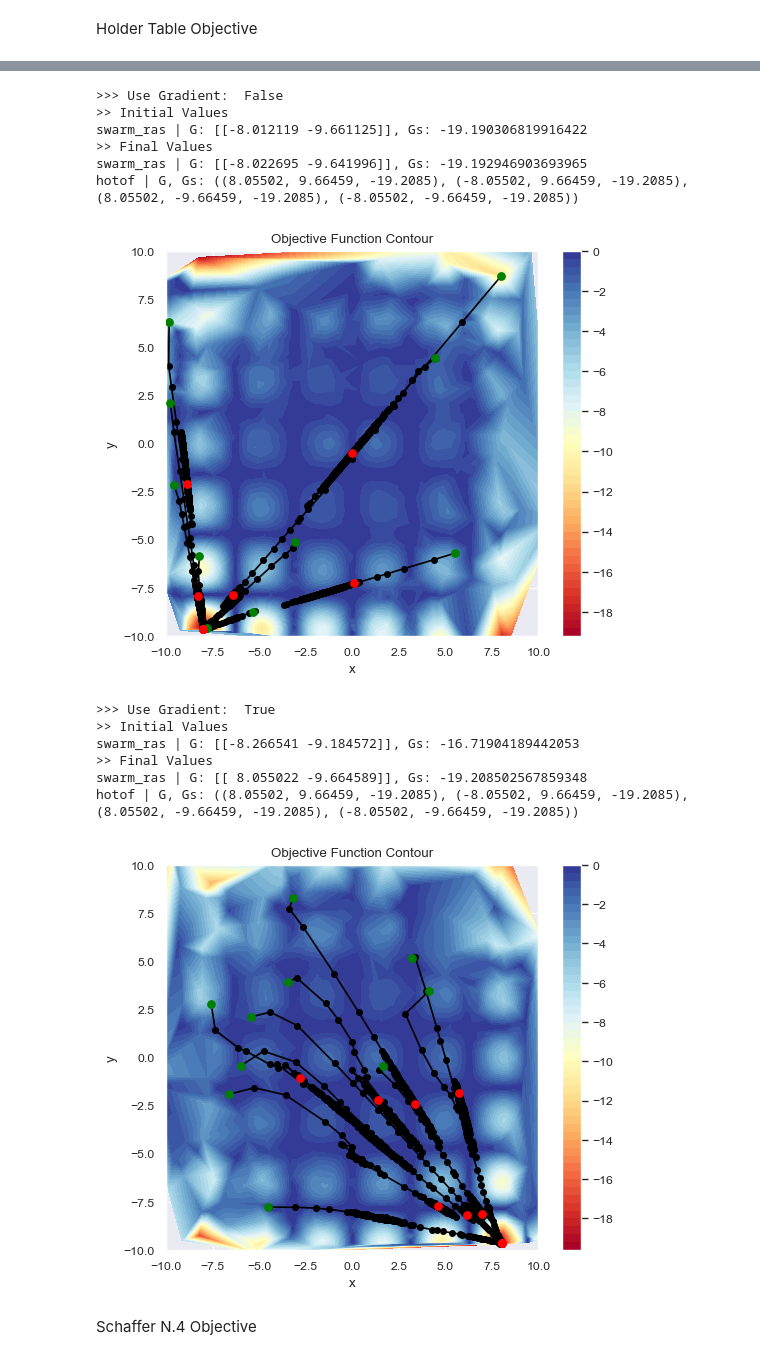
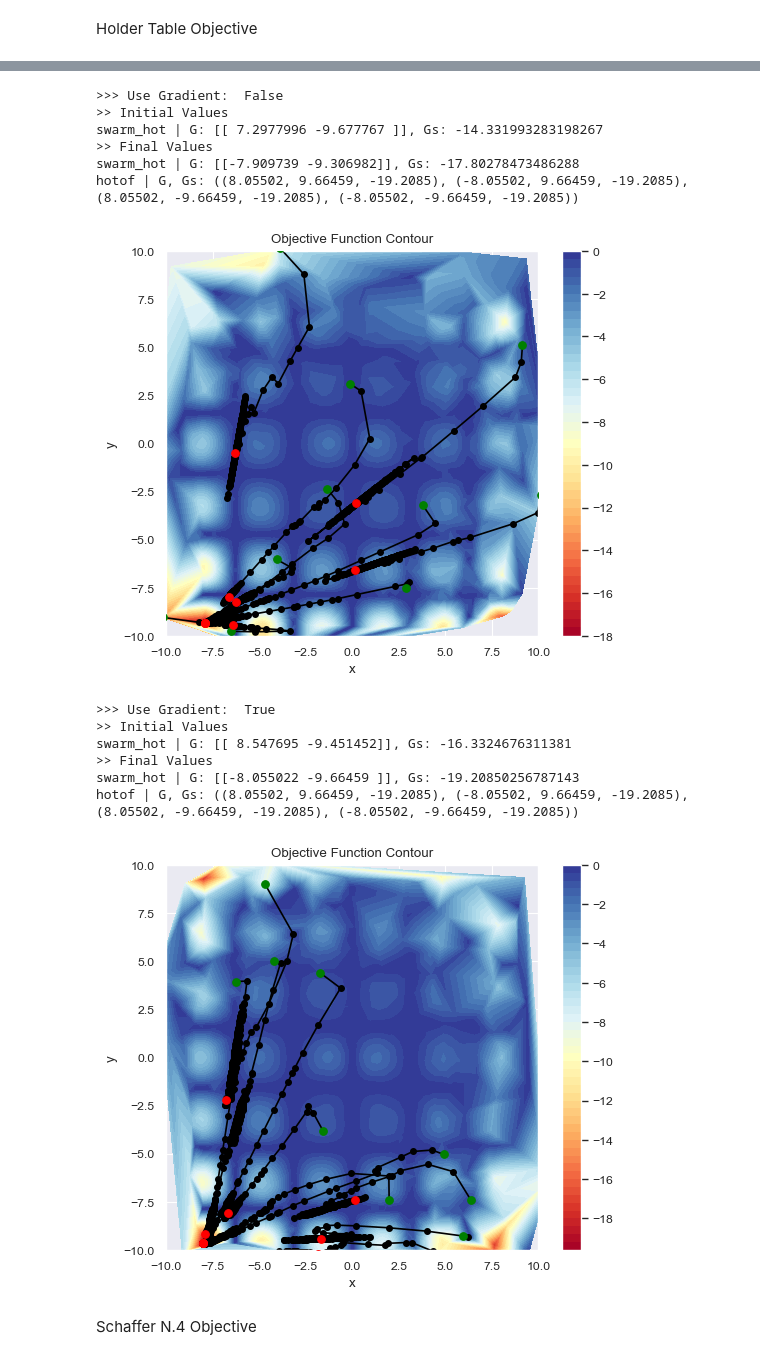
Before and after one commit to adityaprakash-work/OptiHive, a Jupyter notebook: examples.ipynb, the cells around one changed output, grey strips where cells are left out. Cells and saved outputs as stored; diff of their text form; code cells hidden in the pictures.

```diff
--- a/examples.ipynb
+++ b/examples.ipynb
@@ -774,12 +774,12 @@ ss2d_eggof = {
 print("True loss Contour")
 eggof.plot2d()
 for use_grad in [False, True]:
-    sot_ras = ohp.SwarmObjectiveTracker(
+    sot_egg = ohp.SwarmObjectiveTracker(
         track_params=["x", "y"],
         eager=False,
         lazy_step=2,
     )
-    swarm_ras = ohp.VanillaSwarm(
+    swarm_egg = ohp.VanillaSwarm(
         search_space=ss2d_eggof,
         n_particles=200,
         objective_function=eggof,
@@ -791,20 +791,20 @@ for use_grad in [False, True]:
         gw=0.1,
         n_perturb=2,
         r3=0.1,
-        trackers=[sot_ras],
+        trackers=[sot_egg],
     )
 
     print(">>> Use Gradient: ", use_grad)
     print(">> Initial Values")
-    print(f"swarm_ras | G: {swarm_ras.G}, Gs: {swarm_ras.Gs}")
+    print(f"swarm_egg | G: {swarm_egg.G}, Gs: {swarm_egg.Gs}")
 
-    swarm_ras.run(500)
+    swarm_egg.run(500)
 
     print(">> Final Values")
-    print(f"swarm_ras | G: {swarm_ras.G}, Gs: {swarm_ras.Gs}")
+    print(f"swarm_egg | G: {swarm_egg.G}, Gs: {swarm_egg.Gs}")
     print(f"eggof | G, Gs: {eggof.global_minima_2d}")
-    sot_ras.draw_lazy(
-        particle_indices=[p for p in range(0, swarm_ras.n_particles, 20)],
+    sot_egg.draw_lazy(
+        particle_indices=[p for p in range(0, swarm_egg.n_particles, 20)],
     )
 # %% [output]
 True loss Contour
@@ -836,55 +836,55 @@ ss2d_hotof = {
 print("True loss Contour")
 hotof.plot2d()
 for use_grad in [False, True]:
-    sot_ras = ohp.SwarmObjectiveTracker(
+    sot_hot = ohp.SwarmObjectiveTracker(
         track_params=["x", "y"],
         eager=False,
         lazy_step=2,
     )
-    swarm_ras = ohp.VanillaSwarm(
+    swarm_hot = ohp.VanillaSwarm(
         search_space=ss2d_hotof,
         n_particles=200,
         objective_function=hotof,
         cc=0.3,
         sc=0.3,
         r1=0.3,
         r2=0.3,
         use_gradient=use_grad,
         gw=0.1,
         n_perturb=2,
         r3=0.1,
-        trackers=[sot_ras],
+        trackers=[sot_hot],
     )
 
     print(">>> Use Gradient: ", use_grad)
     print(">> Initial Values")
-    print(f"swarm_ras | G: {swarm_ras.G}, Gs: {swarm_ras.Gs}")
+    print(f"swarm_hot | G: {swarm_hot.G}, Gs: {swarm_hot.Gs}")
 
-    swarm_ras.run(500)
+    swarm_hot.run(500)
 
     print(">> Final Values")
-    print(f"swarm_ras | G: {swarm_ras.G}, Gs: {swarm_ras.Gs}")
+    print(f"swarm_hot | G: {swarm_hot.G}, Gs: {swarm_hot.Gs}")
     print(f"hotof | G, Gs: {hotof.global_minima_2d}")
-    sot_ras.draw_lazy(
-        particle_indices=[p for p in range(0, swarm_ras.n_particles, 20)],
+    sot_hot.draw_lazy(
+        particle_indices=[p for p in range(0, swarm_hot.n_particles, 20)],
     )
 # %% [output]
 True loss Contour
 [figure]
 >>> Use Gradient:  False
 >> Initial Values
-swarm_ras | G: [[-8.012119 -9.661125]], Gs: -19.190306819916422
+swarm_hot | G: [[ 7.2977996 -9.677767 ]], Gs: -14.331993283198267
 >> Final Values
-swarm_ras | G: [[-8.022695 -9.641996]], Gs: -19.192946903693965
+swarm_hot | G: [[-7.909739 -9.306982]], Gs: -17.80278473486288
 hotof | G, Gs: ((8.05502, 9.66459, -19.2085), (-8.05502, 9.66459, -19.2085), (8.05502, -9.66459, -19.2085), (-8.05502, -9.66459, -19.2085))
-[figure, old version]
+[figure, new version]
 >>> Use Gradient:  True
 >> Initial Values
-swarm_ras | G: [[-8.266541 -9.184572]], Gs: -16.71904189442053
+swarm_hot | G: [[ 8.547695 -9.451452]], Gs: -16.3324676311381
 >> Final Values
-swarm_ras | G: [[ 8.055022 -9.664589]], Gs: -19.208502567859348
+swarm_hot | G: [[-8.055022 -9.66459 ]], Gs: -19.20850256787143
 hotof | G, Gs: ((8.05502, 9.66459, -19.2085), (-8.05502, 9.66459, -19.2085), (8.05502, -9.66459, -19.2085), (-8.05502, -9.66459, -19.2085))
-[figure, old version]
+[figure, new version]
 # %% [markdown]
 Schaffer N.4 Objective
 # %%
```
Also changed, not shown: parts of 10 cells of this notebook, 14 other files.
